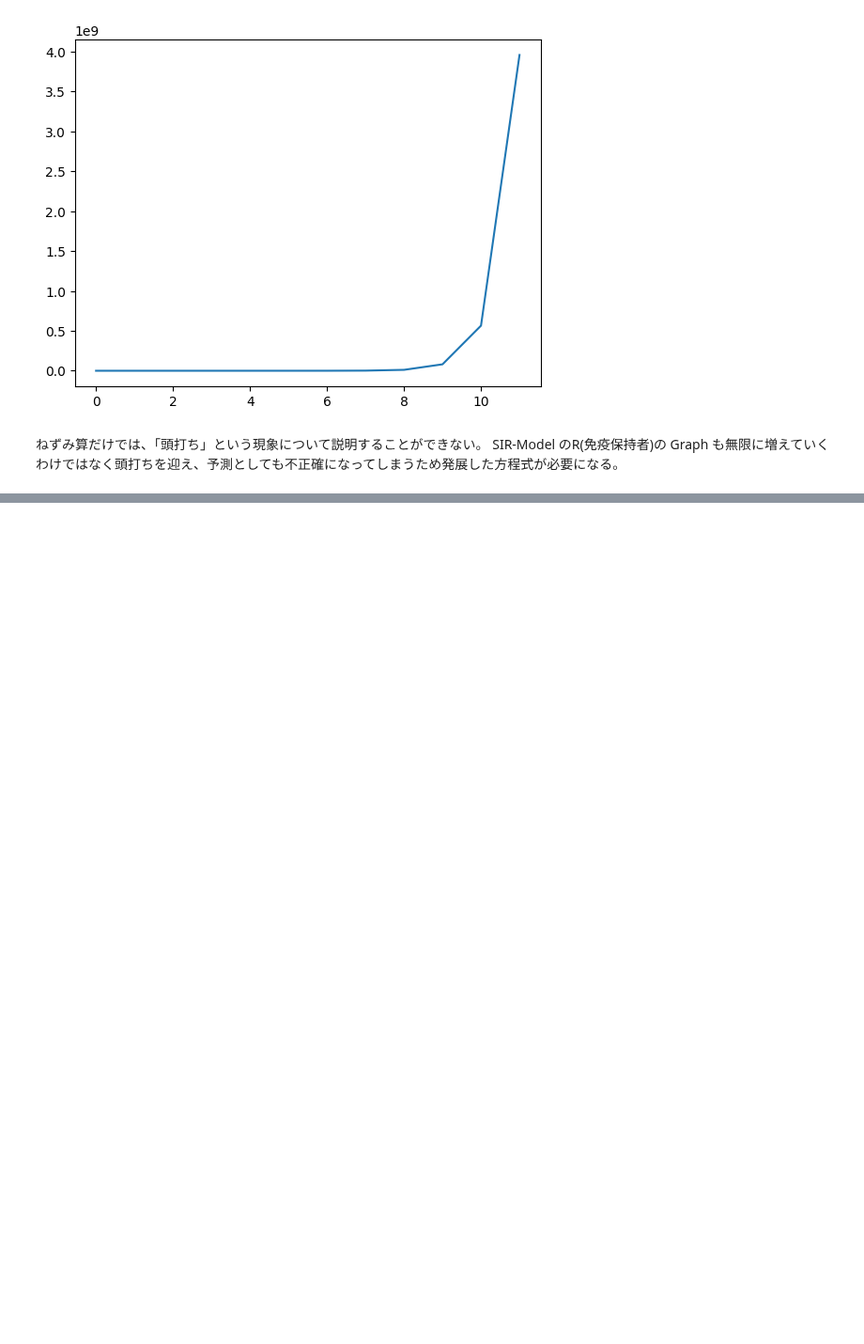
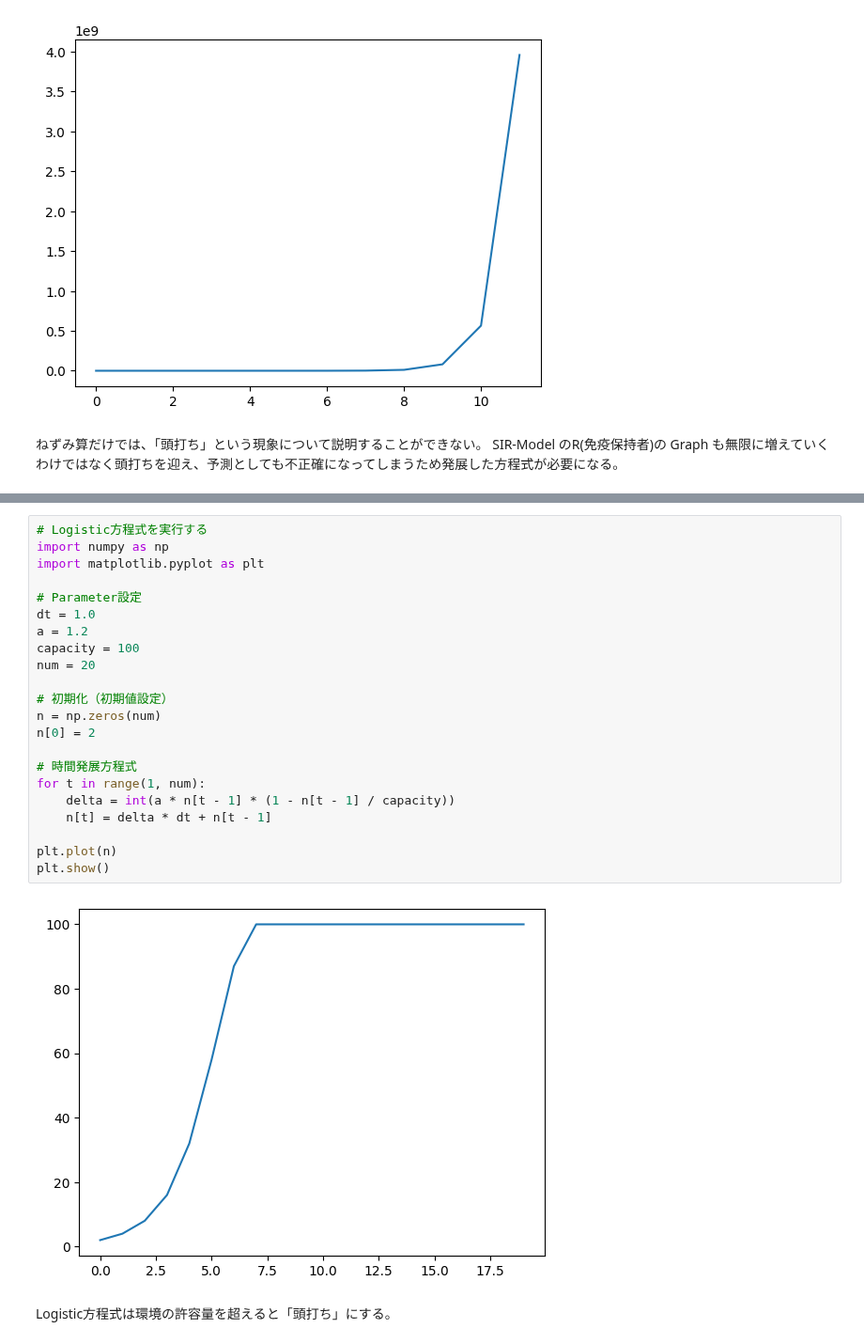
Before and after one commit to 1024xx4/math_programing_for_ai_and_ds, a Jupyter notebook: section06/section06.ipynb, the cells around one changed output, grey strips where cells are left out. Shown at 94% size. Cells and saved outputs as stored; diff of their text form; blank space fills up the shorter version.

```diff
--- a/section06/section06.ipynb
+++ b/section06/section06.ipynb
@@ -171,0 +176,26 @@ SIR-Model のR(免疫保持者)の Graph も無限に増えていくわけでは
+# %%
+# Logistic方程式を実行する
+import numpy as np
+import matplotlib.pyplot as plt
+
+# Parameter設定
+dt = 1.0
+a = 1.2
+capacity = 100
+num = 20
+
+# 初期化（初期値設定）
+n = np.zeros(num)
+n[0] = 2
+
+# 時間発展方程式
+for t in range(1, num):
+    delta = int(a * n[t - 1] * (1 - n[t - 1] / capacity))
+    n[t] = delta * dt + n[t - 1]
+
+plt.plot(n)
+plt.show()
+# %% [output]
+[figure, added]
+# %% [markdown]
+Logistic方程式は環境の許容量を超えると「頭打ち」にする。
```
Also changed, not shown: parts of 3 cells of this notebook.
